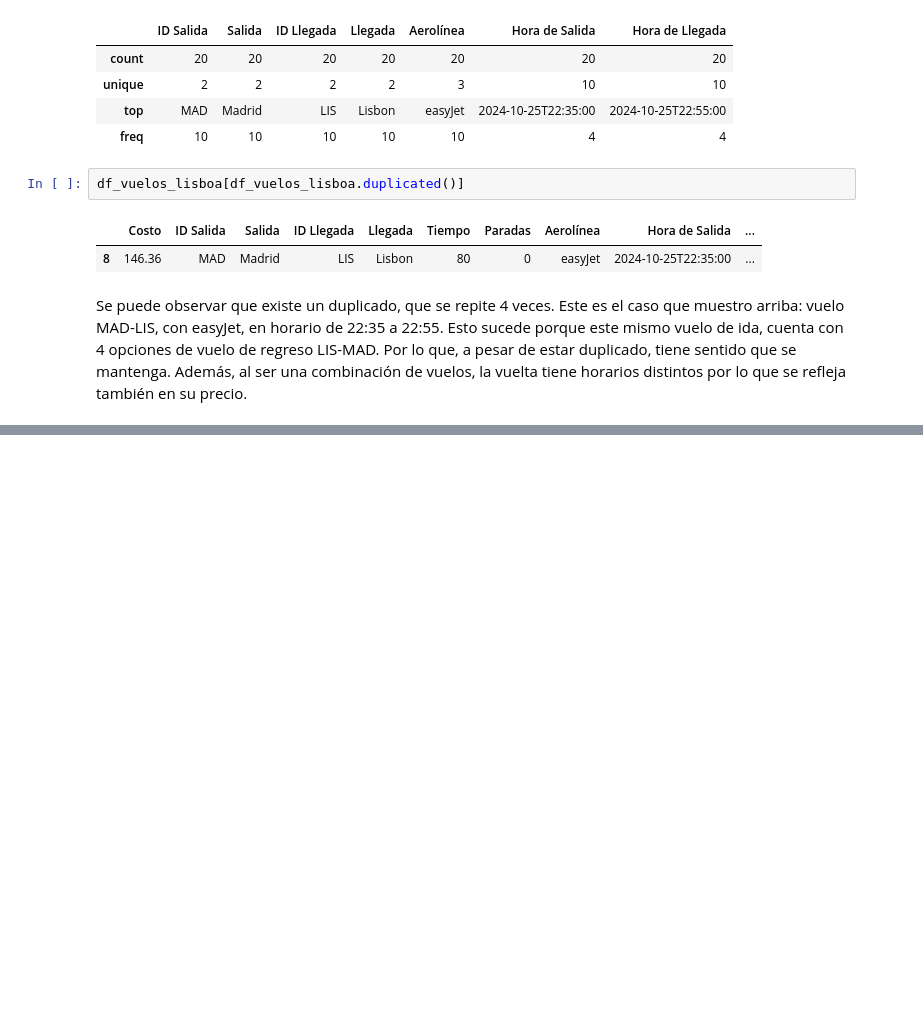
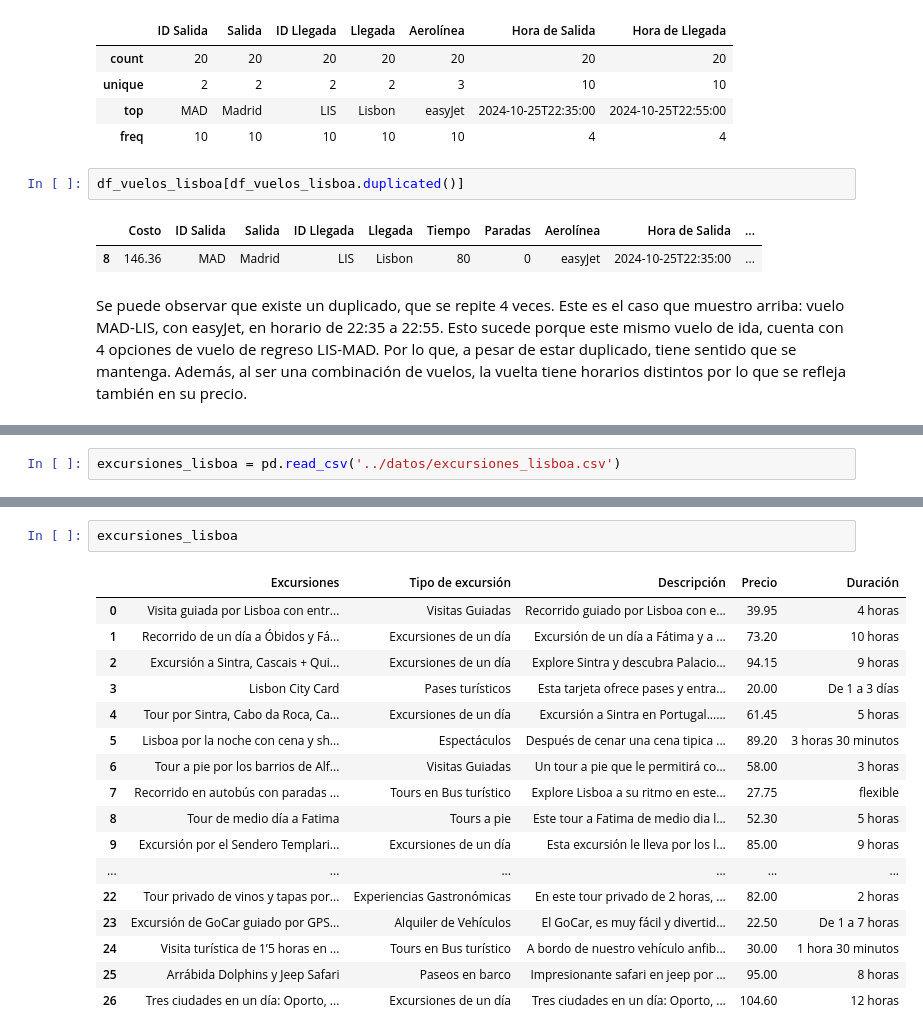
Before and after one commit to ngcarvajall/Entrega-Proyecto-ProyectoExplorandoViajes---Nelson-, a Jupyter notebook: EDA/Exploracion.ipynb, the cells around one changed output, grey strips where cells are left out. Drawn from its saved outputs; the diff is of its cells as text; blank space fills up the shorter version.

```diff
--- a/EDA/Exploracion.ipynb
+++ b/EDA/Exploracion.ipynb
@@ -311,0 +379,2 @@ Se puede observar que existe un duplicado, que se repite 4 veces. Este es el cas
+# %%
+excursiones_lisboa = pd.read_csv('../datos/excursiones_lisboa.csv')
@@ -311,0 +441,20 @@ Se puede observar que existe un duplicado, que se repite 4 veces. Este es el cas
+# %%
+excursiones_lisboa
+# %% [output]
+|  | Excursiones | Tipo de excursión | Descripción | Precio | Duración |
+| 0 | Visita guiada por Lisboa con entr... | Visitas Guiadas | Recorrido guiado por Lisboa con e... | 39.95 | 4 horas |
+| 1 | Recorrido de un día a Óbidos y Fá... | Excursiones de un día | Excursión de un día a Fátima y a ... | 73.20 | 10 horas |
+| 2 | Excursión a Sintra, Cascais + Qui... | Excursiones de un día | Explore Sintra y descubra Palacio... | 94.15 | 9 horas |
+| 3 | Lisbon City Card | Pases turísticos | Esta tarjeta ofrece pases y entra... | 20.00 | De 1 a 3 días |
+| 4 | Tour por Sintra, Cabo da Roca, Ca... | Excursiones de un día | Excursión a Sintra en Portugal...... | 61.45 | 5 horas |
+| 5 | Lisboa por la noche con cena y sh... | Espectáculos | Después de cenar una cena tipica ... | 89.20 | 3 horas 30 minutos |
+| 6 | Tour a pie por los barrios de Alf... | Visitas Guiadas | Un tour a pie que le permitirá co... | 58.00 | 3 horas |
+| 7 | Recorrido en autobús con paradas ... | Tours en Bus turístico | Explore Lisboa a su ritmo en este... | 27.75 | flexible |
+| 8 | Tour de medio día a Fatima | Tours a pie | Este tour a Fatima de medio dia l... | 52.30 | 5 horas |
+| 9 | Excursión por el Sendero Templari... | Excursiones de un día | Esta excursión le lleva por los l... | 85.00 | 9 horas |
+| ... | ... | ... | ... | ... | ... |
+| 22 | Tour privado de vinos y tapas por... | Experiencias Gastronómicas | En este tour privado de 2 horas, ... | 82.00 | 2 horas |
+| 23 | Excursión de GoCar guiado por GPS... | Alquiler de Vehículos | El GoCar, es muy fácil y divertid... | 22.50 | De 1 a 7 horas |
+| 24 | Visita turística de 1’5 horas en ... | Tours en Bus turístico | A bordo de nuestro vehículo anfib... | 30.00 | 1 hora 30 minutos |
+| 25 | Arrábida Dolphins y Jeep Safari | Paseos en barco | Impresionante safari en jeep por ... | 95.00 | 8 horas |
+| 26 | Tres ciudades en un día: Oporto, ... | Excursiones de un día | Tres ciudades en un día: Oporto, ... | 104.60 | 12 horas |
```
Also changed, not shown: parts of 16 cells of this notebook, 1 other file.
